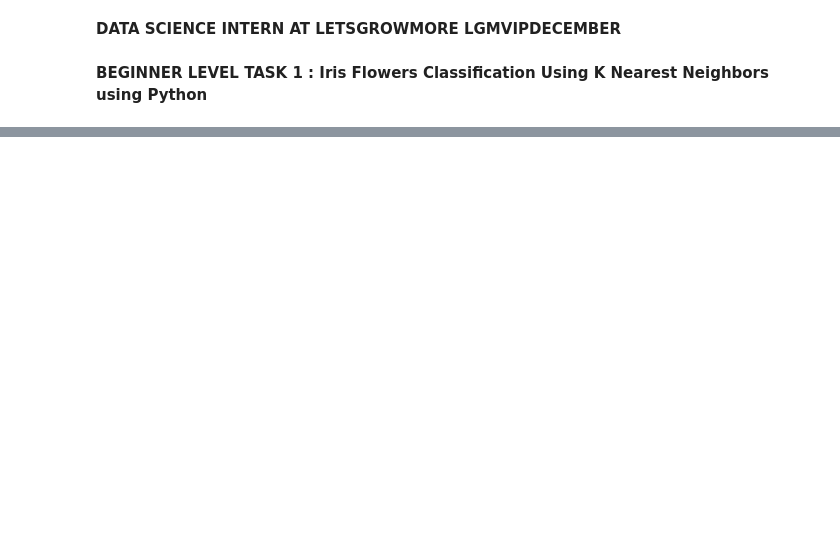
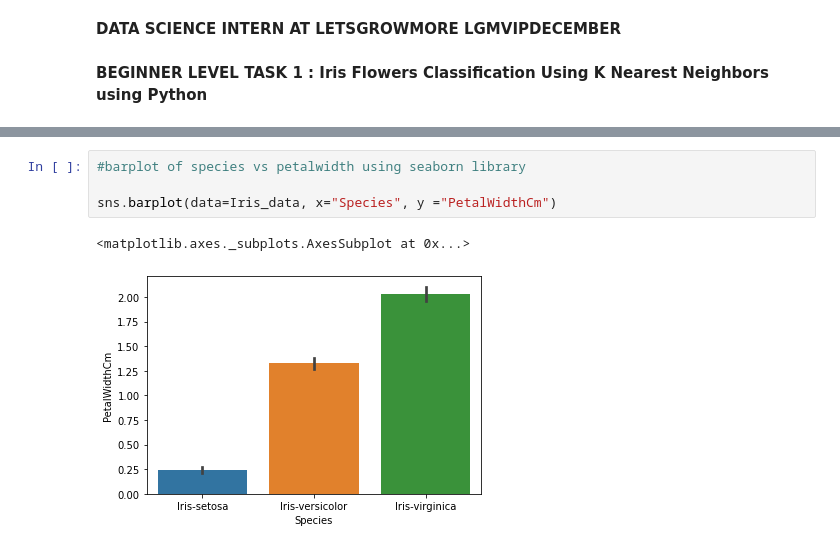
Before and after one commit to SatyamPalkar/LGMVIP-DataScience, a Jupyter notebook: LGM_TASK_1.ipynb, the cells around one changed output, grey strips where cells are left out. Drawn from its saved outputs; the diff is of its cells as text; blank space fills up the shorter version.

```diff
--- a/LGM_TASK_1.ipynb
+++ b/LGM_TASK_1.ipynb
@@ -134,0 +125,7 @@ sns.pairplot(data=data, hue="Species")
+# %%
+#barplot of species vs petalwidth using seaborn library
+
+sns.barplot(data=Iris_data, x="Species", y ="PetalWidthCm")
+# %% [output]
+<matplotlib.axes._subplots.AxesSubplot at 0x...>
+[figure, added]
```
Also changed, not shown: parts of 44 cells of this notebook.
